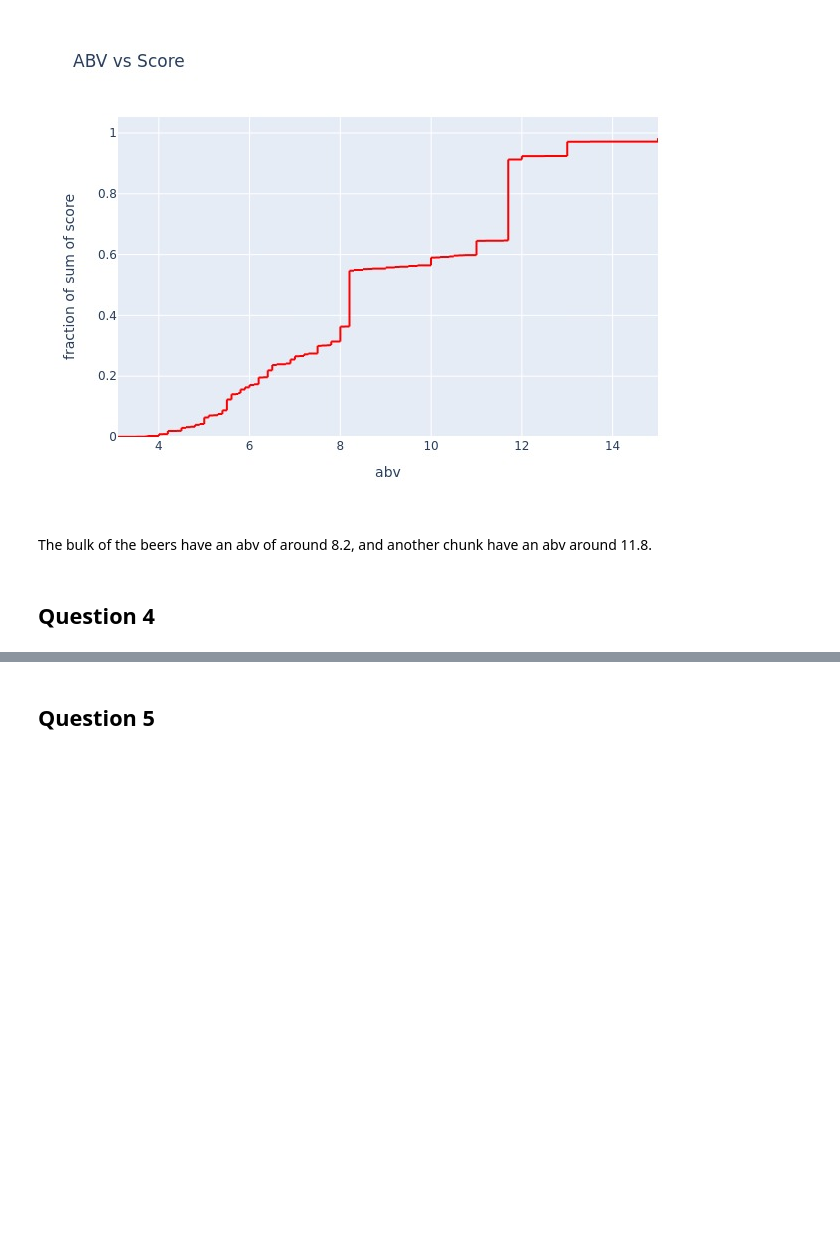
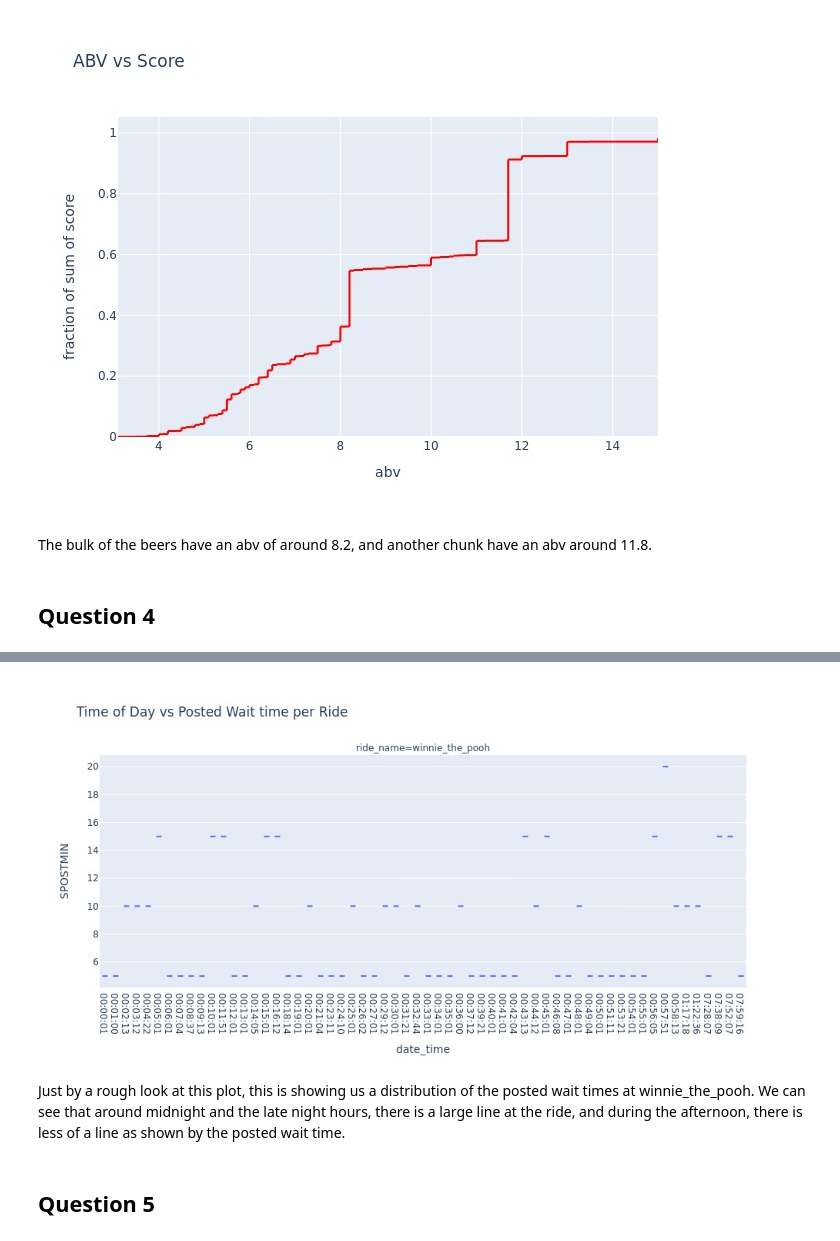
Before and after one commit to dwijenchawra/tdm202, a Jupyter notebook: project9/dwijen-chawra-project9.ipynb, the cells around one changed output, grey strips where cells are left out. Cells and saved outputs as stored; diff of their text form; code cells hidden in the pictures; blank space fills up the shorter version.

Commit message:
crazy stuff time

```diff
--- a/project9/dwijen-chawra-project9.ipynb
+++ b/project9/dwijen-chawra-project9.ipynb
@@ -145,3 +145,49 @@ max    3.731280e+05  5.000000e+00  5.000000e+00  5.000000e+00  5.000000e+00
 The bulk of the beers have an abv of around 8.2, and another chunk have an abv around 11.8.
 # %% [markdown]
 ## Question 4
+# %%
+import pandas as pd
+import numpy as np
+import plotly.express as px
+import plotly.graph_objects as go
+
+# /anvil/projects/tdm/data/disney/total.parquet
+
+disneydf = pd.read_parquet("/anvil/projects/tdm/data/disney/total.parquet")
+
+for i in disneydf.columns:
+    print(i, end=", ")
+print()
+
+print(disneydf.head(10))
+print(disneydf.describe())
+print(len(disneydf))
+
+# make the datetime column into a datetime object
+print(disneydf.describe(include="all"))
+
+disneydf["date_time"] = pd.to_datetime(disneydf["datetime"]).dt.time
+
+#only ride called "winnie_the_pooh" because more than this crashed my kernel
+
+
+
+disneydf = disneydf.loc[disneydf["ride_name"] == "winnie_the_pooh"]
+
+finaldf = disneydf.loc[:, ["date_time", "SPOSTMIN", "ride_name", "datetime"]].sort_values(by="date_time", ascending=True)
+
+finaldf = finaldf.loc[finaldf["SPOSTMIN"] > 0]
+finaldf["minute"] = pd.to_datetime(finaldf["datetime"]).dt.minute
+
+finaldf.drop_duplicates(subset=["minute", "ride_name"], keep="first", inplace=True)
+
+
+print(finaldf.describe(include="all"))
+print(finaldf.head(10))
+# plot a violin plot of the time of day and SPOSTMIN
+fig = px.violin(data_frame=finaldf, x="date_time", y="SPOSTMIN", facet_col="ride_name", facet_col_wrap=4, title="Time of Day vs Posted Wait time per Ride", labels={"x": "Time of Day", "y": "Posted Wait Time"}, height=500, width=1000)
+# fig.update_xaxes(dtick="300000.0", tick0="00:00:00.000000", tickformat="%H:%M")
+print("finished plotting and displaying now")
+fig.show(renderer="jpg")
+# fig.show()
+# %% [output]
@@ -148,2 +211,5 @@ The bulk of the beers have an abv of around 8.2, and another chunk have an abv a
+[figure, added]
+# %% [markdown]
+Just by a rough look at this plot, this is showing us a distribution of the posted wait times at winnie_the_pooh. We can see that around midnight and the late night hours, there is a large line at the ride, and during the afternoon, there is less of a line as shown by the posted wait time.
 # %% [markdown]
 ## Question 5
```
Also changed, not shown: parts of 2 cells of this notebook.
